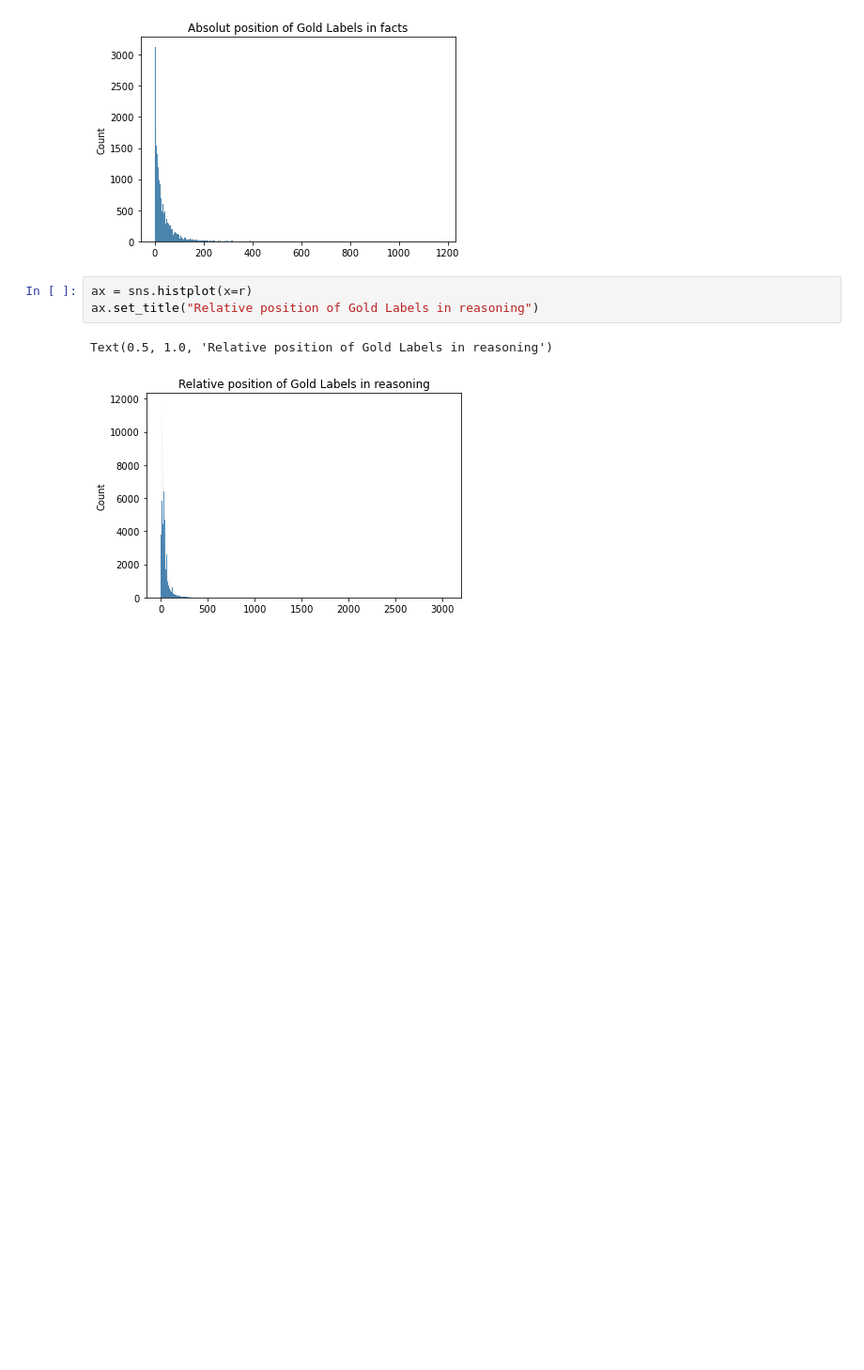
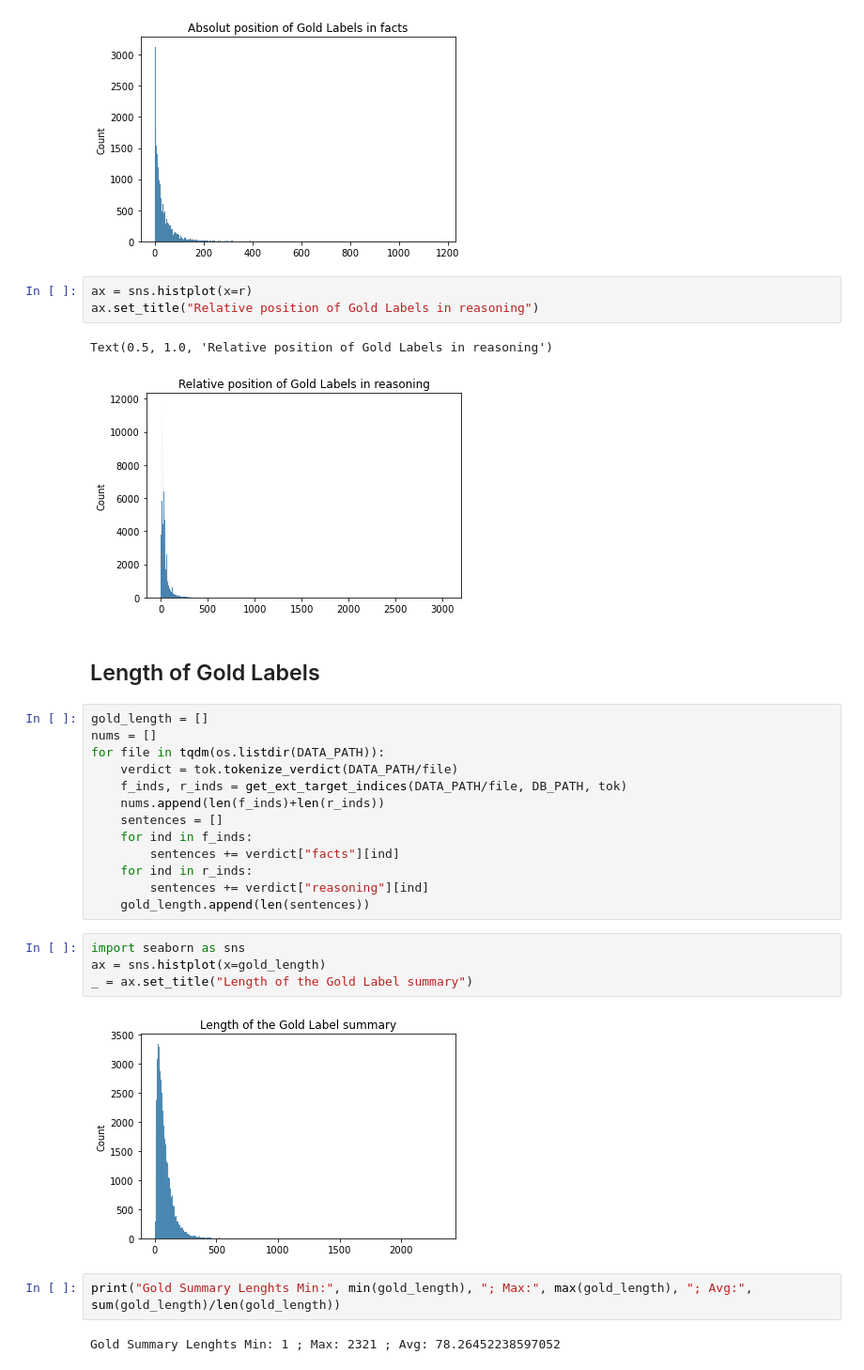
Before and after one commit to sebimo/LegalSum, a Jupyter notebook: src/analysis/Guiding Principles.ipynb, the cells around one changed output. Shown at 94% size. Saved outputs shown, nothing was run; the diff lists cells and outputs as text; blank space fills up the shorter version.

Commit message:
Added analysis for one-to-one selection length

```diff
--- a/src/analysis/Guiding Principles.ipynb
+++ b/src/analysis/Guiding Principles.ipynb
@@ -124,3 +124,28 @@ ax.set_title("Relative position of Gold Labels in reasoning")
 # %% [output]
 Text(0.5, 1.0, 'Relative position of Gold Labels in reasoning')
 [figure]
+# %% [markdown]
+## Length of Gold Labels
+# %%
+gold_length = []
+nums = []
+for file in tqdm(os.listdir(DATA_PATH)):
+    verdict = tok.tokenize_verdict(DATA_PATH/file)
+    f_inds, r_inds = get_ext_target_indices(DATA_PATH/file, DB_PATH, tok)
+    nums.append(len(f_inds)+len(r_inds))
+    sentences = []
+    for ind in f_inds:
+        sentences += verdict["facts"][ind]
+    for ind in r_inds:
+        sentences += verdict["reasoning"][ind]
+    gold_length.append(len(sentences))
+# %%
+import seaborn as sns
+ax = sns.histplot(x=gold_length)
+_ = ax.set_title("Length of the Gold Label summary")
+# %% [output]
+[figure, added]
+# %%
+print("Gold Summary Lenghts Min:", min(gold_length), "; Max:", max(gold_length), "; Avg:", sum(gold_length)/len(gold_length))
+# %% [output]
+Gold Summary Lenghts Min: 1 ; Max: 2321 ; Avg: 78.26452238597052
```
Also changed, not shown: parts of 2 cells of this notebook.
